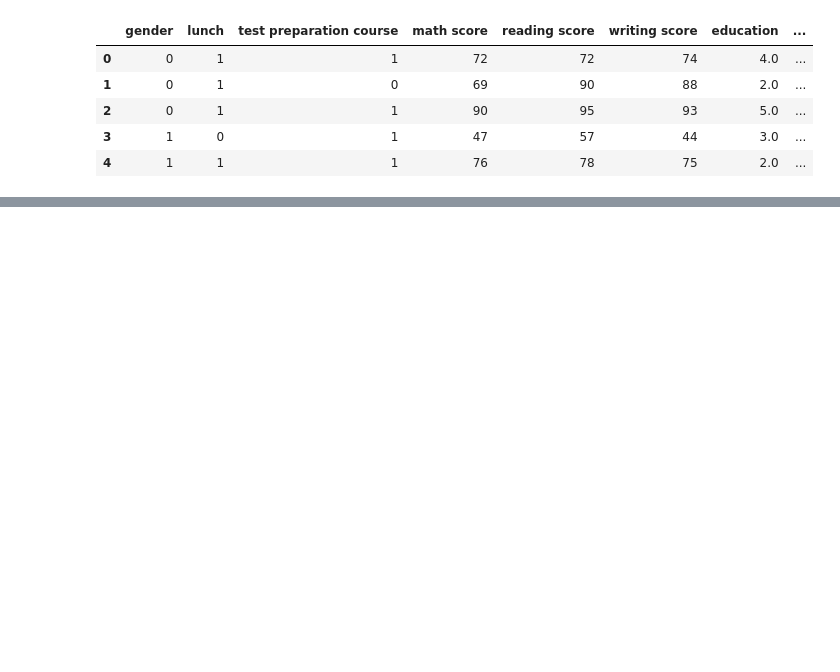
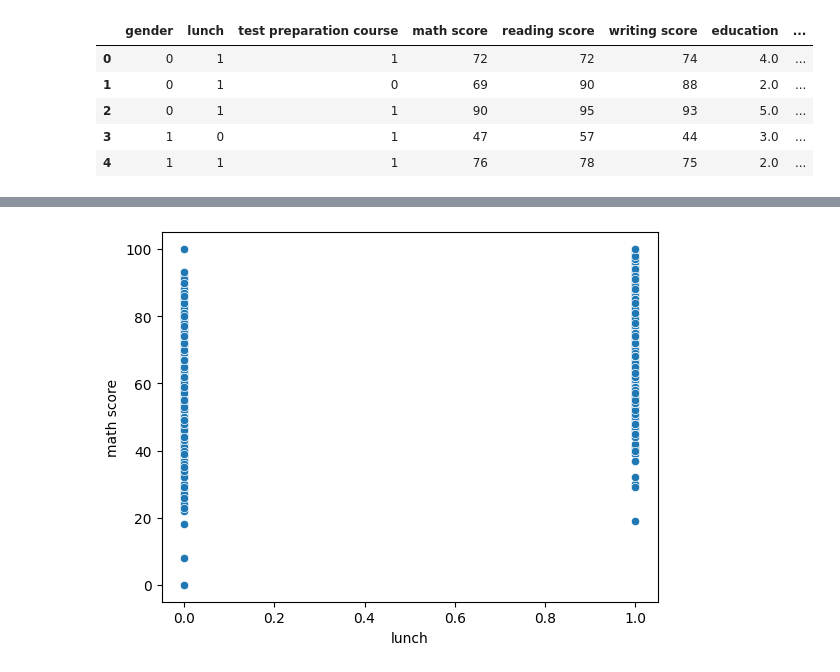
Before and after one commit to saket-nugget/StudentPerformance_PolyReg, a Jupyter notebook: StudentPerformance_PolyReg.ipynb, the cells around one changed output, grey strips where cells are left out. Drawn from its saved outputs; the diff is of its cells as text; code cells hidden in the pictures; blank space fills up the shorter version.

```diff
--- a/StudentPerformance_PolyReg.ipynb
+++ b/StudentPerformance_PolyReg.ipynb
@@ -77,0 +94,5 @@ df.head()
+# %%
+sns.scatterplot(x='lunch',y='math score',data=df)
+plt.show()
+# %% [output]
+[figure, added]
```
Also changed, not shown: parts of 5 cells of this notebook.
